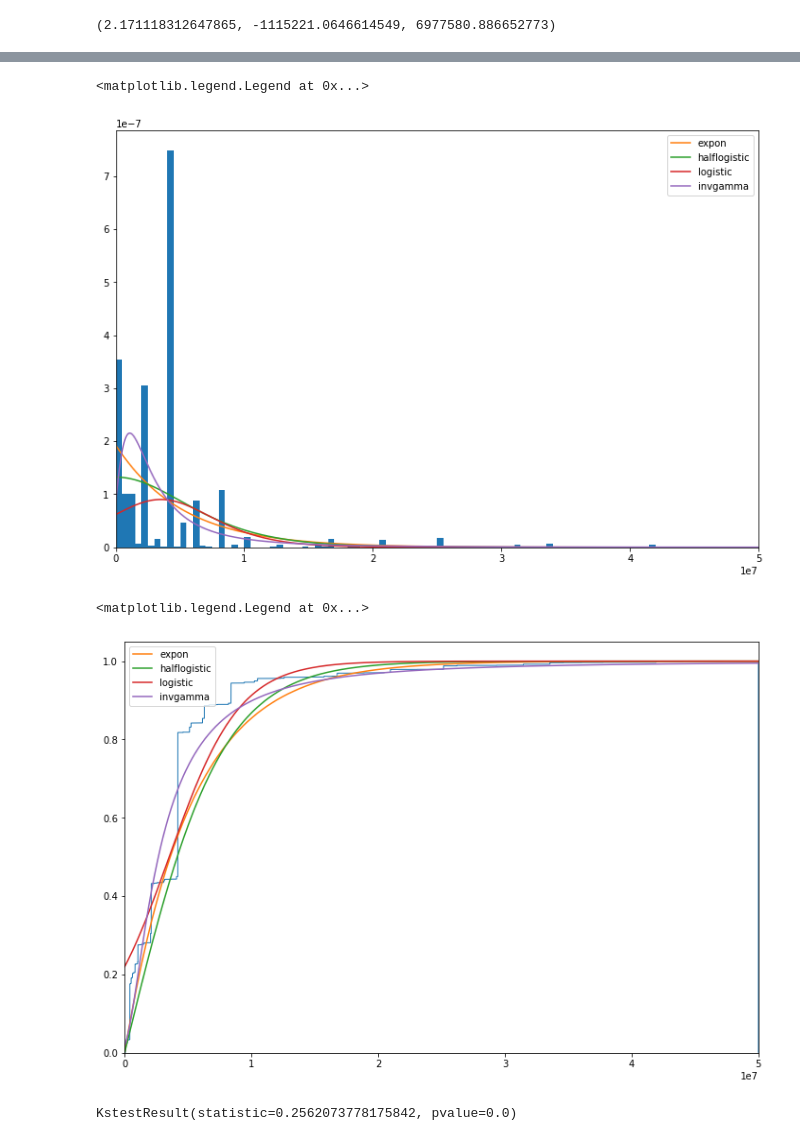
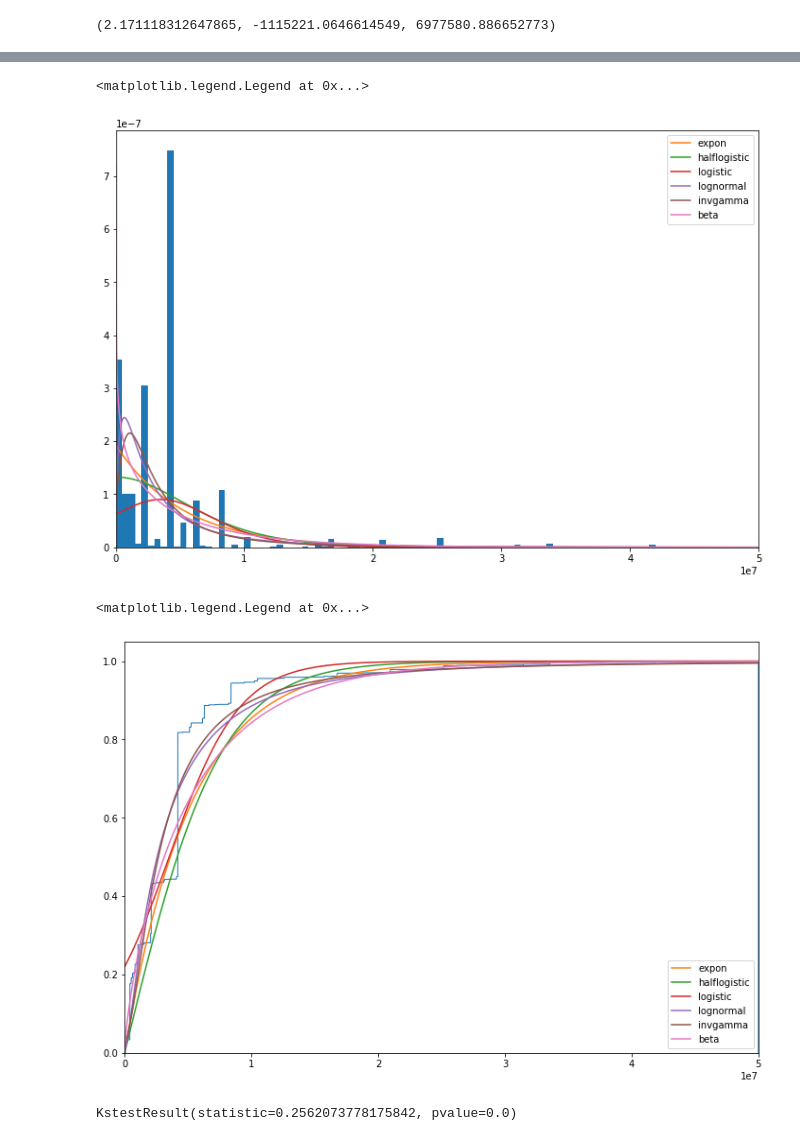
Before and after one commit to jankopanski/Burst-Buffer-Scheduling, a Jupyter notebook: analysis/Metacentrum3-Cross-Correlation.ipynb, the cells around one changed output, grey strips where cells are left out. Cells and saved outputs as stored; diff of their text form; code cells hidden in the pictures.

```diff
--- a/analysis/Metacentrum3-Cross-Correlation.ipynb
+++ b/analysis/Metacentrum3-Cross-Correlation.ipynb
@@ -403,0 +395,3 @@ s, loc, scale
+# %%
+s_lognorm, loc_lognorm, scale_lognorm = ss.lognorm.fit(mem_req)
+s_lognorm, loc_lognorm, scale_lognorm
@@ -404,7 +400,7 @@ s, loc, scale
 # %%
 x = np.linspace(mem_req.min(), mem_limit, 10000)
-y_pdf = ss.lognorm.pdf(x, s=s, loc=loc, scale=scale)
-y_cdf = ss.lognorm.cdf(x, s=s, loc=loc, scale=scale)
+y_pdf_lognorm = ss.lognorm.pdf(x, s=s_lognorm, loc=loc_lognorm, scale=scale_lognorm)
+y_cdf_lognorm = ss.lognorm.cdf(x, s=s_lognorm, loc=loc_lognorm, scale=scale_lognorm)
 # %%
 fig, ax = plt.subplots()
 ax.set_xlim(right=mem_limit)
@@ -665,3 +661,6 @@ a_invgamma, loc_invgamma, scale_invgamma
 x = np.linspace(mem_lim.min(), mem_limit, 10000)
 y_pdf_invgamma = ss.invgamma.pdf(x, a=a_invgamma, loc=loc_invgamma, scale=scale_invgamma)
 y_cdf_invgamma = ss.invgamma.cdf(x, a=a_invgamma, loc=loc_invgamma, scale=scale_invgamma)
+# %%
+a_beta, b_beta, loc_beta, scale_beta = ss.beta.fit(mem_req)
+a_beta, b_beta, loc_beta, scale_beta
@@ -668,3 +670,7 @@ y_cdf_invgamma = ss.invgamma.cdf(x, a=a_invgamma, loc=loc_invgamma, scale=scale_
+# %%
+x = np.linspace(mem_lim.min(), mem_limit, 10000)
+y_pdf_beta = ss.beta.pdf(x, a=a_beta, b=b_beta, loc=loc_beta, scale=scale_beta)
+y_cdf_beta = ss.beta.cdf(x, a=a_beta, b=b_beta, loc=loc_beta, scale=scale_beta)
 # %%
 fig, ax = plt.subplots()
 ax.set_xlim(right=mem_limit)
@@ -672,21 +678,25 @@ ax.hist(mem_lim, bins=100, density=True)
 ax.plot(x, y_pdf_expon, label='expon')
 ax.plot(x, y_pdf_halflogistic, label='halflogistic')
 ax.plot(x, y_pdf_logistic, label='logistic')
+ax.plot(x, y_pdf_lognorm, label='lognormal')
 ax.plot(x, y_pdf_invgamma, label='invgamma')
+ax.plot(x, y_pdf_beta, label='beta')
 ax.legend()
 # %% [output]
 <matplotlib.legend.Legend at 0x...>
-[figure, old version]
+[figure, new version]
 # %%
 fig, ax = plt.subplots()
 ax.set_xlim(right=mem_limit)
 ax.hist(mem_lim, density=True, cumulative=True, bins=100000, histtype='step')
 ax.plot(x, y_cdf_expon, label='expon')
 ax.plot(x, y_cdf_halflogistic, label='halflogistic')
 ax.plot(x, y_cdf_logistic, label='logistic')
+ax.plot(x, y_cdf_lognorm, label='lognormal')
 ax.plot(x, y_cdf_invgamma, label='invgamma')
+ax.plot(x, y_cdf_beta, label='beta')
 ax.legend()
 # %% [output]
 <matplotlib.legend.Legend at 0x...>
-[figure, old version]
+[figure, new version]
 # %%
```
Also changed, not shown: parts of 21 cells of this notebook.
